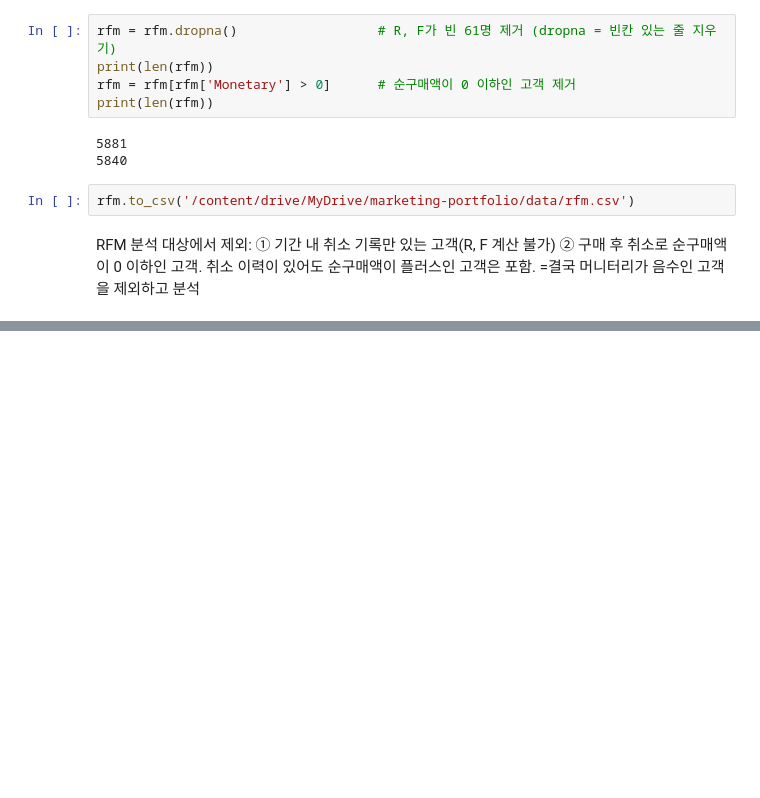
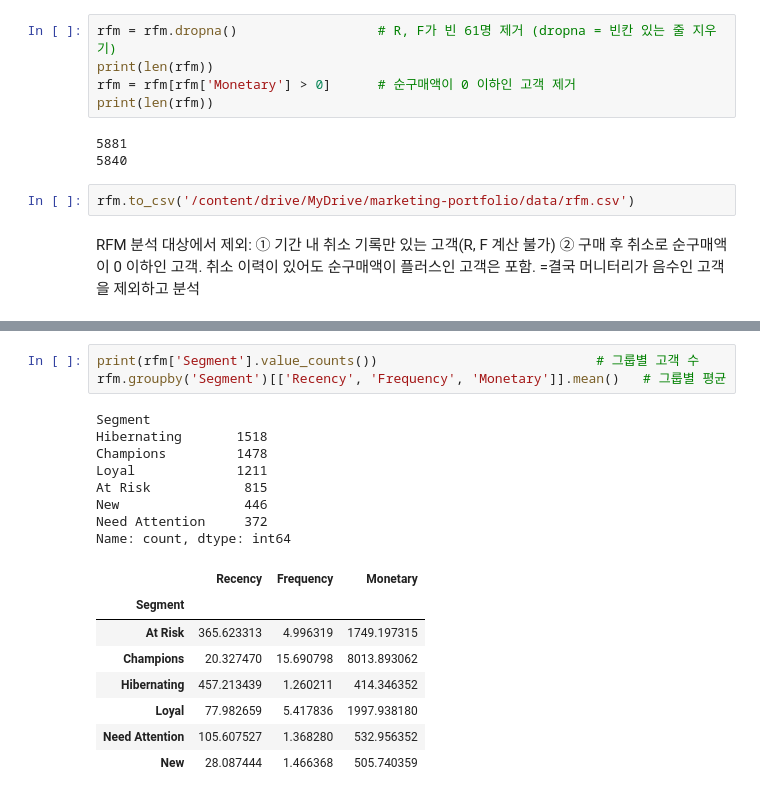
Before and after one commit to GayoungJeong/customer-segmentation, a Jupyter notebook: 03_RFM.ipynb, the cells around one changed output, grey strips where cells are left out. Saved outputs shown, nothing was run; the diff lists cells and outputs as text; blank space fills up the shorter version.

```diff
--- a/03_RFM.ipynb
+++ b/03_RFM.ipynb
@@ -114,0 +151,20 @@ RFM 분석 대상에서 제외: ① 기간 내 취소 기록만 있는 고객(R,
+# %%
+print(rfm['Segment'].value_counts())                            # 그룹별 고객 수
+rfm.groupby('Segment')[['Recency', 'Frequency', 'Monetary']].mean()   # 그룹별 평균
+# %% [output]
+Segment
+Hibernating       1518
+Champions         1478
+Loyal             1211
+At Risk            815
+New                446
+Need Attention     372
+Name: count, dtype: int64
+|  | Recency | Frequency | Monetary |
+| Segment |  |  |  |
+| At Risk | 365.623313 | 4.996319 | 1749.197315 |
+| Champions | 20.327470 | 15.690798 | 8013.893062 |
+| Hibernating | 457.213439 | 1.260211 | 414.346352 |
+| Loyal | 77.982659 | 5.417836 | 1997.938180 |
+| Need Attention | 105.607527 | 1.368280 | 532.956352 |
+| New | 28.087444 | 1.466368 | 505.740359 |
```
Also changed, not shown: parts of 6 cells of this notebook.
